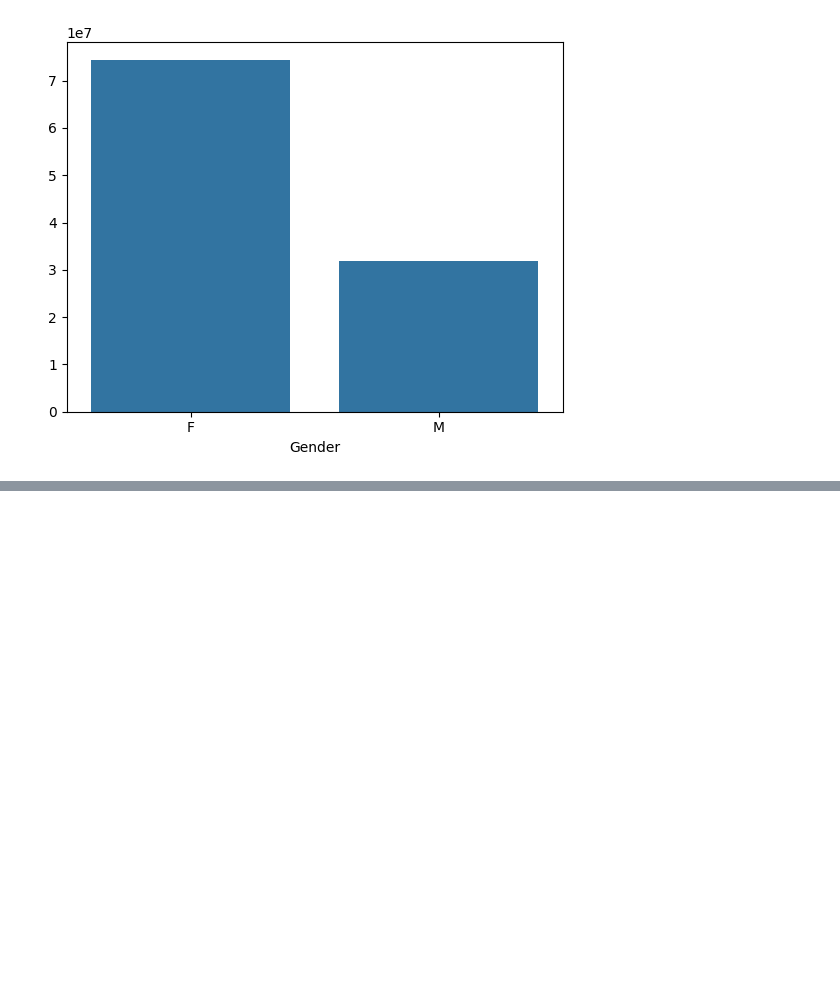
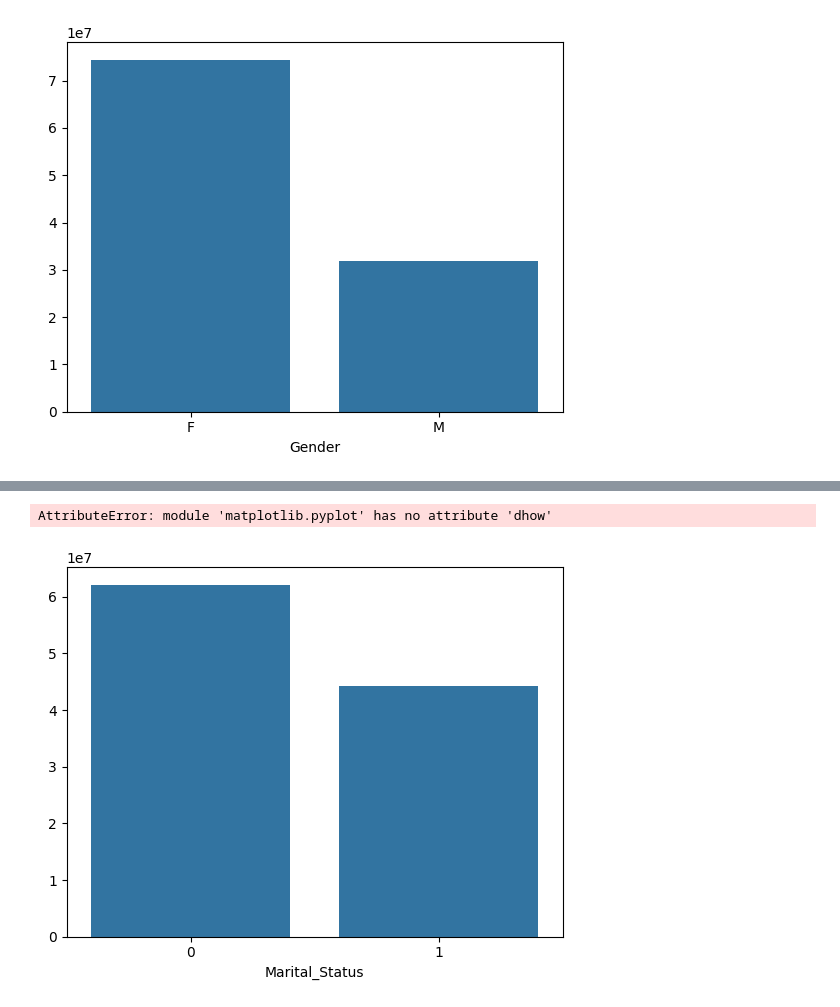
Before and after one commit to aayushjohari/Pandas, a Jupyter notebook: Data_analysis/salesdata/salesdata.ipynb, the cells around one changed output, grey strips where cells are left out. Drawn from its saved outputs; the diff is of its cells as text; code cells hidden in the pictures; blank space fills up the shorter version.

```diff
--- a/Data_analysis/salesdata/salesdata.ipynb
+++ b/Data_analysis/salesdata/salesdata.ipynb
@@ -198,0 +245,8 @@ sns.barplot(x =gender_sales.index , y =gender_sales.values)
+# %%
+marital_spending = data.groupby('Marital_Status').sum()['Amount']
+# %%
+sns.barplot(x = marital_spending.index , y = marital_spending.values)
+plt.show()
+# %% [output]
+AttributeError: module 'matplotlib.pyplot' has no attribute 'dhow'
+[figure, added]
```
Also changed, not shown: parts of 7 cells of this notebook.
